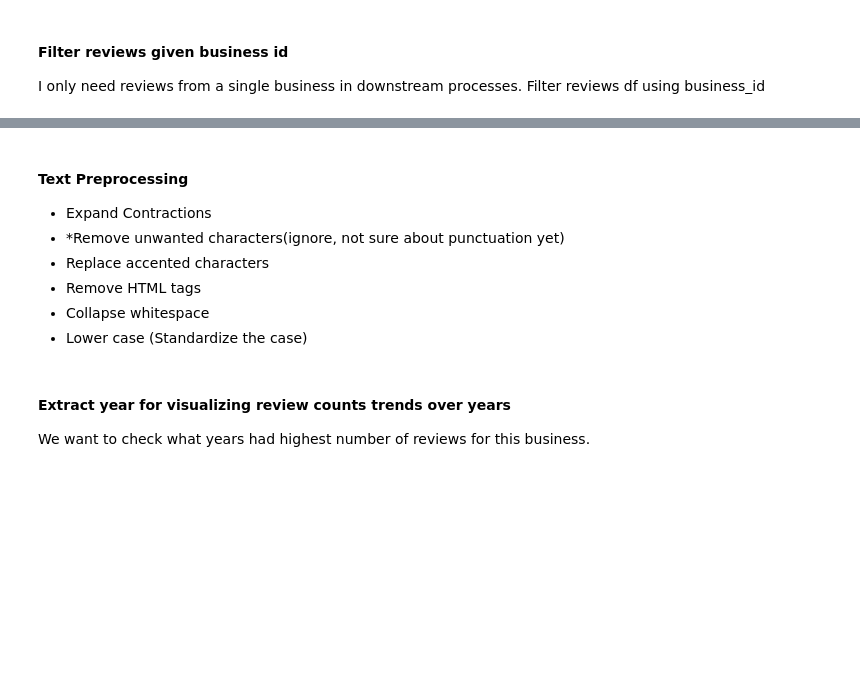
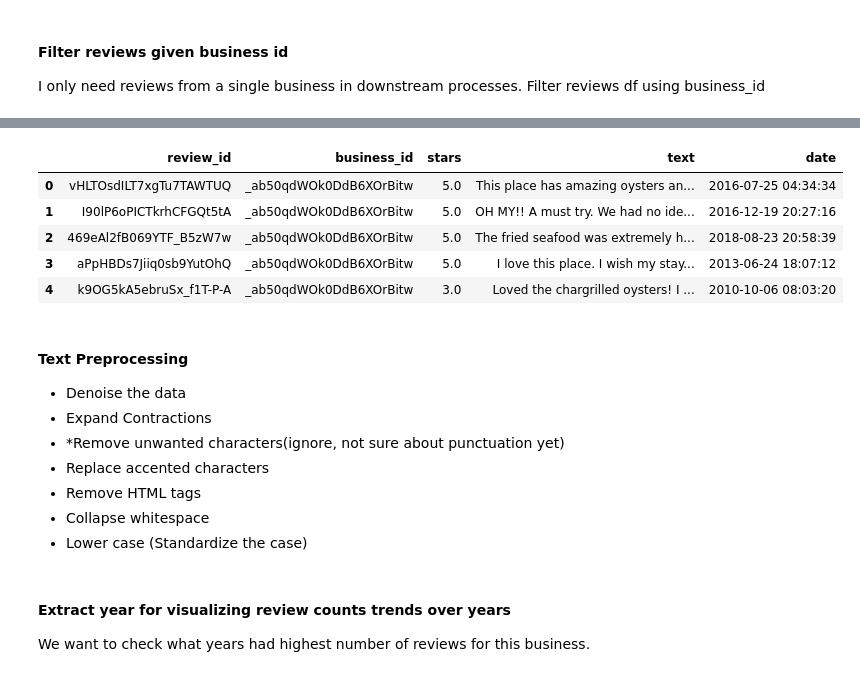
Before and after one commit to gisaf22/sentiment-analysis-yelp-reviews, a Jupyter notebook: data_pre_processing.ipynb, the cells around one changed output, grey strips where cells are left out. Saved outputs shown, nothing was run; the diff lists cells and outputs as text; code cells hidden in the pictures; blank space fills up the shorter version.

```diff
--- a/data_pre_processing.ipynb
+++ b/data_pre_processing.ipynb
@@ -91,5 +107,3 @@ I only need reviews from a single business in downstream processes. Filter revie
 business_reviews = reviews_df.filter(col('business_id') == business_id)
 # %%
 business_reviews_df = business_reviews.toPandas()
-# %%
-business_reviews_df = business_reviews.toPandas()
@@ -96,8 +114,21 @@ business_reviews_df = business_reviews.toPandas()
+# %%
+# Drop duplicates with same review text
+reviews_semantic_df = business_reviews_df.drop_duplicates(subset="text", keep="first").reset_index(drop=True)
+# %%
+reviews_semantic_df.head()
+# %% [output]
+|  | review_id | business_id | stars | text | date |
+| 0 | vHLTOsdILT7xgTu7TAWTUQ | _ab50qdWOk0DdB6XOrBitw | 5.0 | This place has amazing oysters an... | 2016-07-25 04:34:34 |
+| 1 | I90lP6oPICTkrhCFGQt5tA | _ab50qdWOk0DdB6XOrBitw | 5.0 | OH MY!! A must try. We had no ide... | 2016-12-19 20:27:16 |
+| 2 | 469eAl2fB069YTF_B5zW7w | _ab50qdWOk0DdB6XOrBitw | 5.0 | The fried seafood was extremely h... | 2018-08-23 20:58:39 |
+| 3 | aPpHBDs7Jiiq0sb9YutOhQ | _ab50qdWOk0DdB6XOrBitw | 5.0 | I love this place. I wish my stay... | 2013-06-24 18:07:12 |
+| 4 | k9OG5kA5ebruSx_f1T-P-A | _ab50qdWOk0DdB6XOrBitw | 3.0 | Loved the chargrilled oysters! I ... | 2010-10-06 08:03:20 |
 # %%
 # Stop the SparkSession
 spark.stop()
 # %% [markdown]
 #### Text Preprocessing
+- Denoise the data
 - Expand Contractions
 - *Remove unwanted characters(ignore, not sure about punctuation yet)
 - Replace accented characters
```
Also changed, not shown: parts of 36 cells of this notebook, 35 other files.
